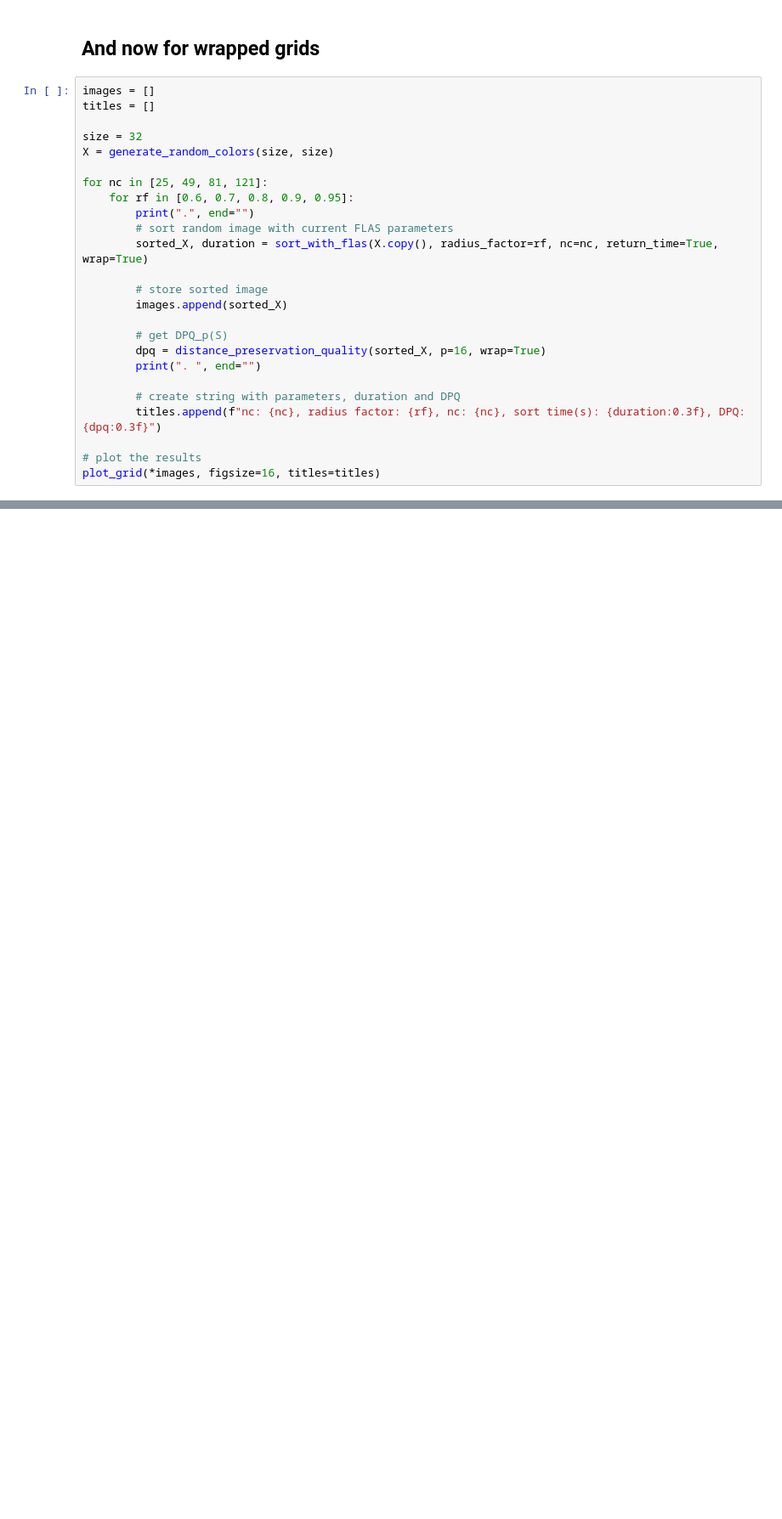
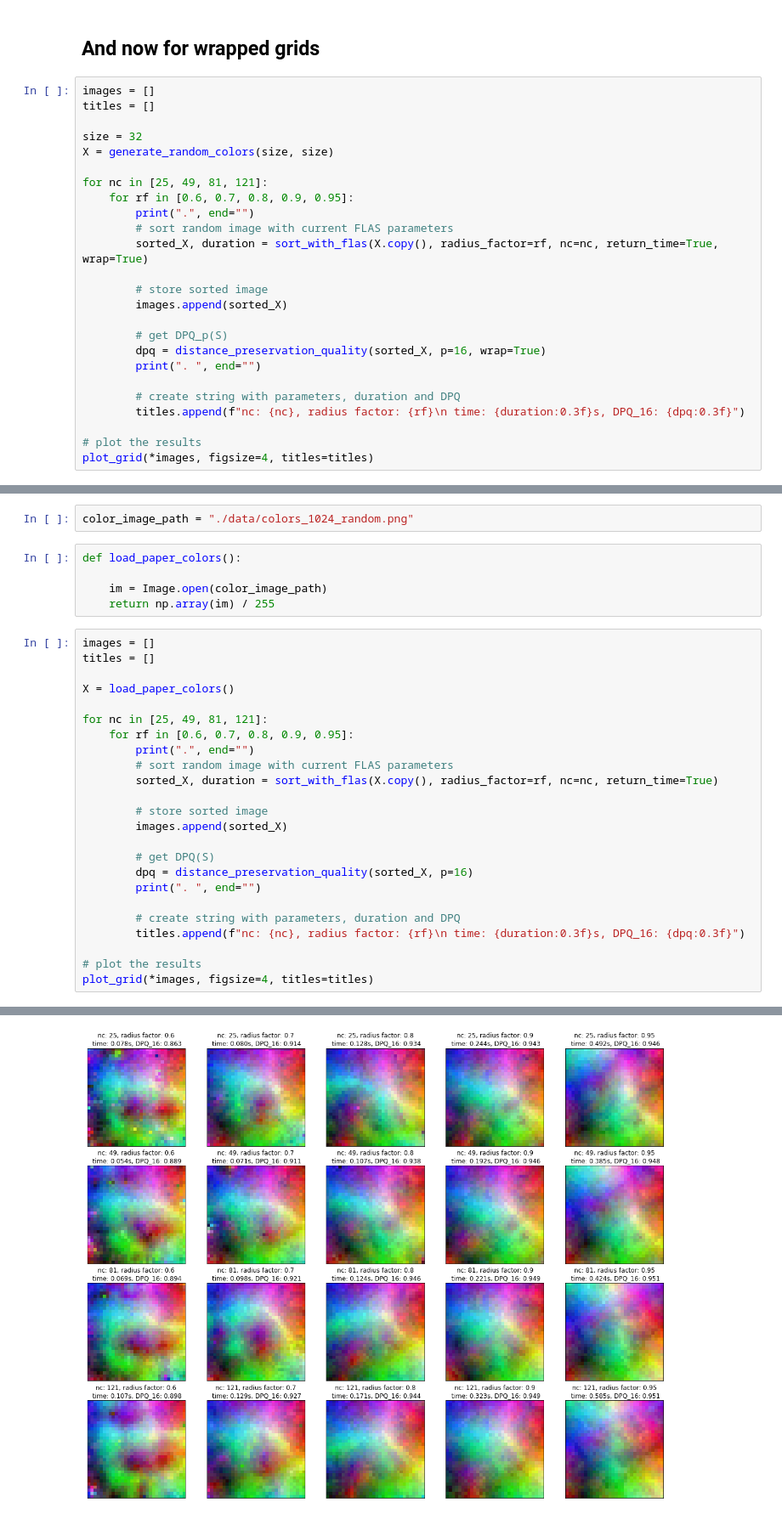
Before and after one commit to Visual-Computing/LAS_FLAS, a Jupyter notebook: DPQ_LAS&FLAS.ipynb, the cells around one changed output, grey strips where cells are left out. Shown at 85% size. Saved outputs shown, nothing was run; the diff lists cells and outputs as text; blank space fills up the shorter version.

```diff
--- a/DPQ_LAS&FLAS.ipynb
+++ b/DPQ_LAS&FLAS.ipynb
@@ -542,9 +541,9 @@ for nc in [25, 49, 81, 121]:
         print(". ", end="")
 
         # create string with parameters, duration and DPQ
-        titles.append(f"nc: {nc}, radius factor: {rf}, nc: {nc}, sort time(s): {duration:0.3f}, DPQ: {dpq:0.3f}")
+        titles.append(f"nc: {nc}, radius factor: {rf}\n time: {duration:0.3f}s, DPQ_16: {dpq:0.3f}")
 
 # plot the results
-plot_grid(*images, figsize=16, titles=titles)
+plot_grid(*images, figsize=4, titles=titles)
 # %% [output]
 .. .. .. .. .. .. .. .. .. .. .. .. .. .. .. .. .. .. .. ..
@@ -551,0 +553,32 @@ plot_grid(*images, figsize=16, titles=titles)
+# %%
+color_image_path = "./data/colors_1024_random.png"
+# %%
+def load_paper_colors():
+
+    im = Image.open(color_image_path)
+    return np.array(im) / 255
+# %%
+images = []
+titles = []
+
+X = load_paper_colors()
+
+for nc in [25, 49, 81, 121]:
+    for rf in [0.6, 0.7, 0.8, 0.9, 0.95]:
+        print(".", end="")
+        # sort random image with current FLAS parameters
+        sorted_X, duration = sort_with_flas(X.copy(), radius_factor=rf, nc=nc, return_time=True)
+
+        # store sorted image
+        images.append(sorted_X)
+
+        # get DPQ(S)
+        dpq = distance_preservation_quality(sorted_X, p=16)
+        print(". ", end="")
+
+        # create string with parameters, duration and DPQ
+        titles.append(f"nc: {nc}, radius factor: {rf}\n time: {duration:0.3f}s, DPQ_16: {dpq:0.3f}")
+
+# plot the results
+plot_grid(*images, figsize=4, titles=titles)
+# %% [output]
@@ -551,0 +586 @@ plot_grid(*images, figsize=16, titles=titles)
+[figure, added]
```
Also changed, not shown: parts of 13 cells of this notebook, 4 other files.
